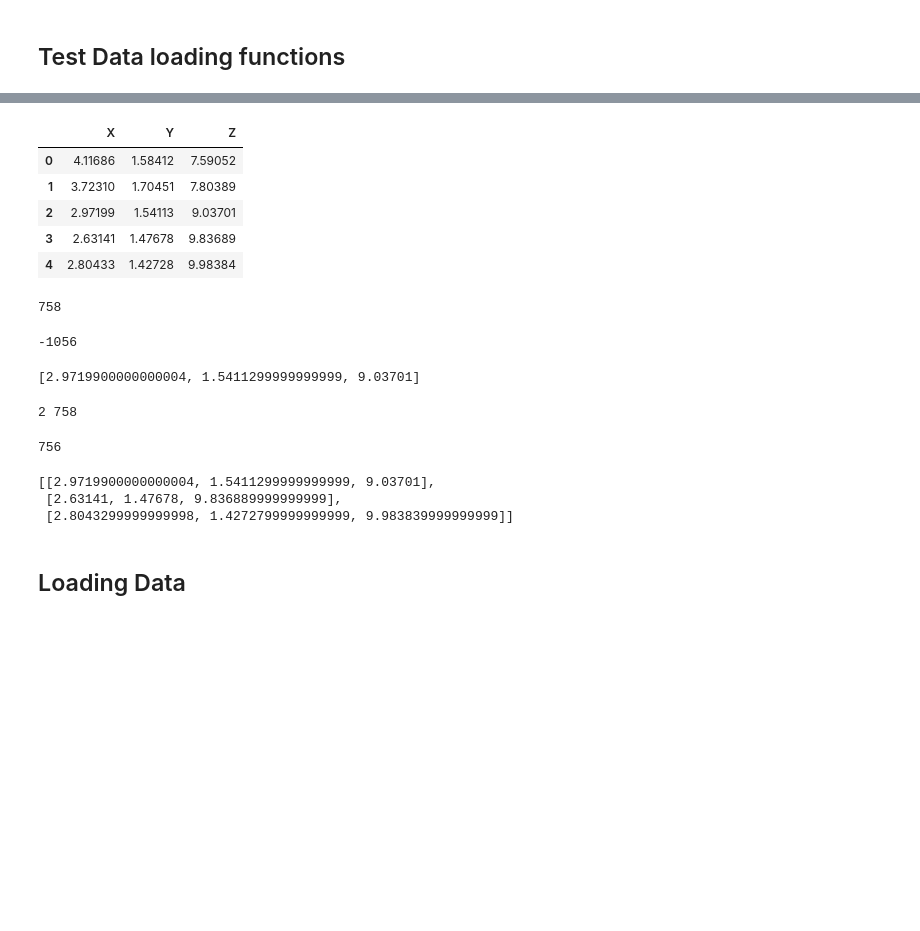
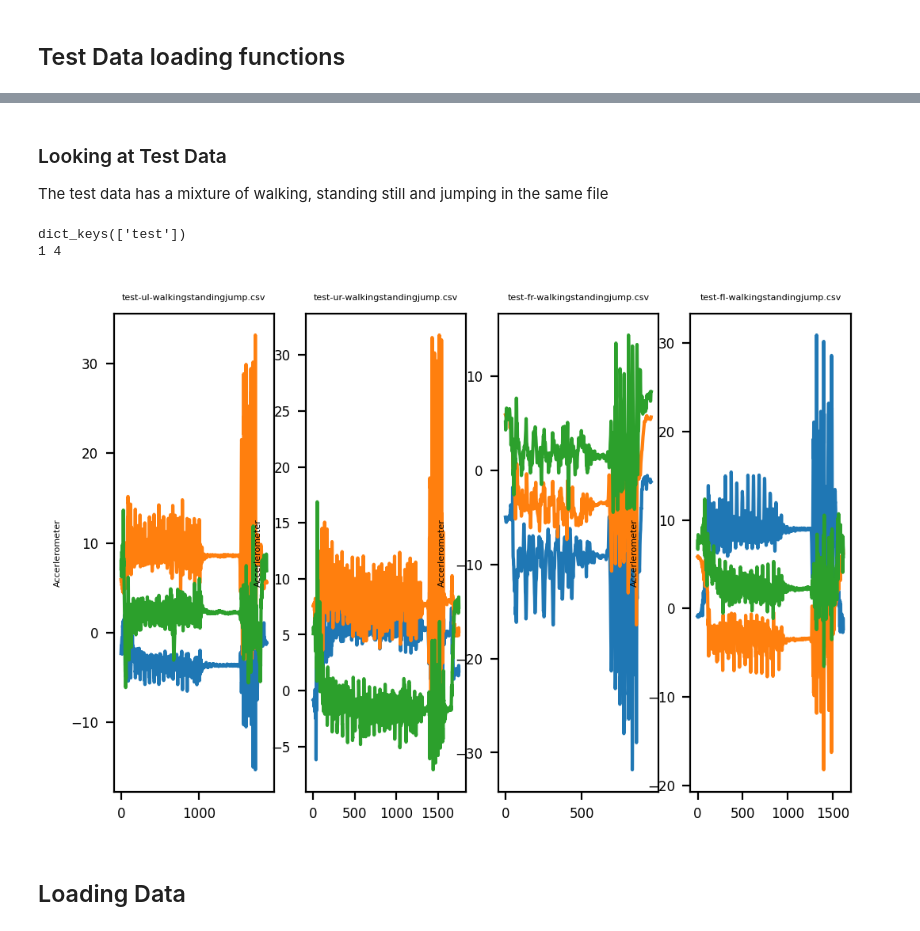
Before and after one commit to sljm12/machine_learning_notebooks, a Jupyter notebook: LSTM_Accelerometer/LSTM_Accerlormeter.ipynb, the cells around one changed output, grey strips where cells are left out. Cells and saved outputs as stored; diff of their text form; code cells hidden in the pictures; blank space fills up the shorter version.

```diff
--- a/LSTM_Accelerometer/LSTM_Accerlormeter.ipynb
+++ b/LSTM_Accelerometer/LSTM_Accerlormeter.ipynb
@@ -29,19 +96 @@ walking = pd.read_csv("/content/drive/MyDrive/Colab Notebooks/Walking, Standing,
-# %%
-walking.head()
-# %% [output]
-|  | X | Y | Z |
-| 0 | 4.11686 | 1.58412 | 7.59052 |
-| 1 | 3.72310 | 1.70451 | 7.80389 |
-| 2 | 2.97199 | 1.54113 | 9.03701 |
-| 3 | 2.63141 | 1.47678 | 9.83689 |
-| 4 | 2.80433 | 1.42728 | 9.98384 |
-# %%
-len(walking)
-# %% [output]
-758
-# %%
-before1 = walking.loc[0]
-before1["X"]
-# %% [output]
--1056
 # %%
@@ -48,8 +98,4 @@ before1["X"]
 def convert_to_array(df, loc):
   row = df.loc[loc]
   return [row["X"],row["Y"], row["Z"]]
-# %%
-print(convert_to_array(walking,1))
-# %% [output]
-[2.9719900000000004, 1.5411299999999999, 9.03701]
 # %%
@@ -66,20 +113,16 @@ def convert_df_to_array(df, window_size):
       temp_arr.append(a)
     results.append(temp_arr)
   return results
-# %%
-results = convert_df_to_array(walking,3)
-# %% [output]
-2 758
-# %%
-len(results)
-# %% [output]
-756
-# %%
-results[1]
-# %% [output]
-[[2.9719900000000004, 1.5411299999999999, 9.03701],
- [2.63141, 1.47678, 9.836889999999999],
- [2.8043299999999998, 1.4272799999999999, 9.983839999999999]]
+# %% [markdown]
+### Looking at Test Data
+
+The test data has a mixture of walking, standing still and jumping in the same file
+# %%
+plot_files(glob.glob("/content/drive/MyDrive/Colab Notebooks/Walking, Standing, Running detection/Test/*.csv"))
+# %% [output]
+dict_keys(['test'])
+1 4
+[figure, added]
 # %% [markdown]
 ## Loading Data
 # %%
```
Also changed, not shown: parts of 36 cells of this notebook.
